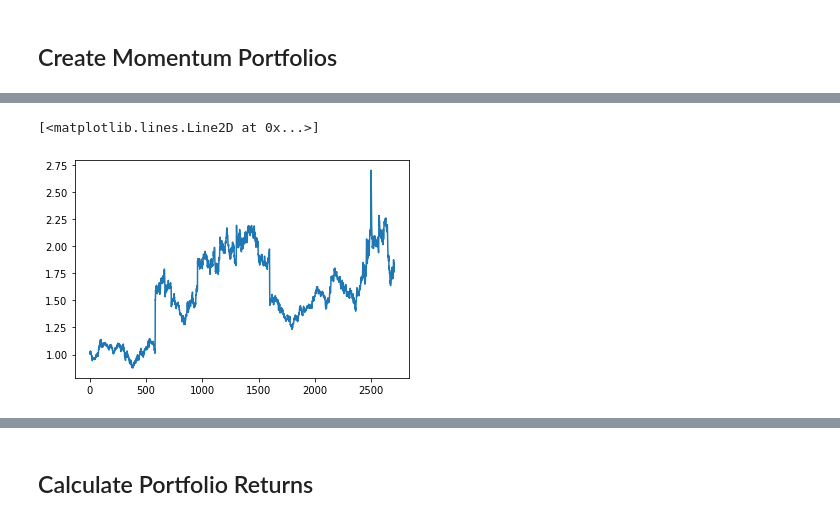
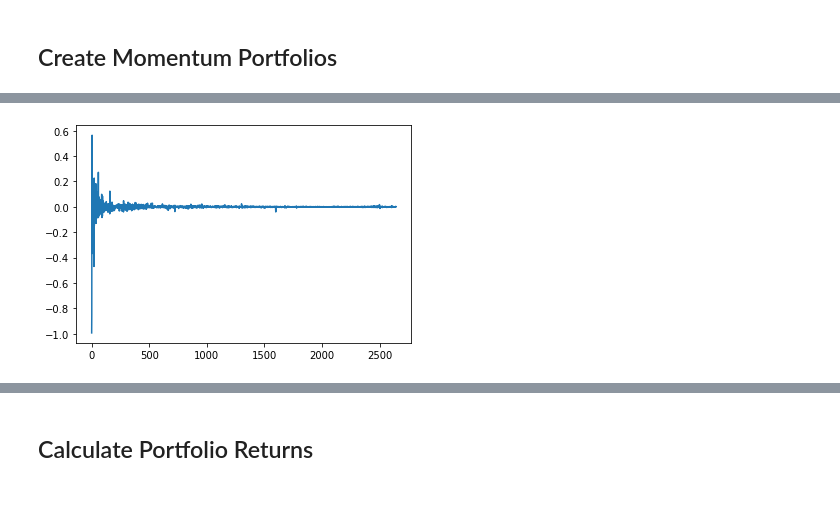
Before and after one commit to sidthak196/ESG_Momentum_Strategy, a Jupyter notebook: esg_data.ipynb, the cells around one changed output, grey strips where cells are left out. Drawn from its saved outputs; the diff is of its cells as text; code cells hidden in the pictures.

```diff
--- a/esg_data.ipynb
+++ b/esg_data.ipynb
@@ -101,17 +140,23 @@ Dates = Dates[Dates>=Observation_start_date]
 for per_st in Obs_per_st_dates[1:]:
     Obs_per_date_ranges.append(Dates[Dates<=per_st].tolist())
     Dates = Dates[Dates>per_st]
+Obs_per_date_ranges.pop()
+
 
 toggle = 0
 for port in [port_stks_high_esg,port_stks_low_esg]:
     for rng in Obs_per_date_ranges:
+        # print(len(rng))
         year = rng[0].year
         if rng[0].month<3 and year > 2010:
             year = year -1
         tc_dict={}
         for tc in port[year]:
             c = tc.replace(' US Equity','')
-            ret = Stock_returns[c][rng]
+            try:
+                ret = Stock_returns[c][rng]
+            except:
+                ret = [0]*len(rng)
             ret = [1+i for i in ret]
             tc_dict[c] = np.prod(ret)
         #get the 10 highest/lowest return tciekrs and add to buy/sell portfolio
@@ -129,7 +174,8 @@ for port in [port_stks_high_esg,port_stks_low_esg]:
 Scalar = 1/(2*Mom_Port_length)
 Mom_HESG_Returns = []
 Mom_LESG_Returns = []
-Dates_index  = [i for j in Obs_per_date_ranges for i in j]
+Dates_index  = [i for j in Obs_per_date_ranges[1:] for i in j]
+
 
 #HIGH ESG PORTFOLIO
 for i in range(1,len(Obs_per_date_ranges)):
@@ -137,8 +183,14 @@ for i in range(1,len(Obs_per_date_ranges)):
     for tc in range(Mom_Port_length):
         for k in range(len(Obs_per_date_ranges[i])):
             # print(Stock_returns[Mom_HESG_Buy_portfolio[i][tc]][Obs_per_date_ranges[i][k]], i, k , tc)
-            temp_high_rets= Stock_returns[Mom_HESG_Buy_portfolio[i-1][tc]][Obs_per_date_ranges[i][k]]
-            temp_low_rets= Stock_returns[Mom_HESG_Sell_portfolio[i-1][tc]][Obs_per_date_ranges[i][k]]
+            try:
+                temp_high_rets= Stock_returns[Mom_HESG_Buy_portfolio[i-1][tc]][Obs_per_date_ranges[i][k]]
+            except:
+                temp_high_rets=0
+            try:
+                temp_low_rets= Stock_returns[Mom_HESG_Sell_portfolio[i-1][tc]][Obs_per_date_ranges[i][k]]
+            except:
+                temp_low_rets =0
             temp[k] = temp[k] + ((temp_low_rets-temp_high_rets)*Scalar)
     Mom_HESG_Returns.append(temp)
 Mom_HESG_Returns = [Mom_HESG_Returns[i][j] for i in range(len(Mom_HESG_Returns)) for j in range(len(Mom_HESG_Returns[i]))]
@@ -150,10 +202,17 @@ for i in range(1,len(Obs_per_date_ranges)):
     for tc in range(Mom_Port_length):
         for k in range(len(Obs_per_date_ranges[i])):
             # print(Stock_returns[Mom_HESG_Buy_portfolio[i][tc]][Obs_per_date_ranges[i][k]], i, k , tc)
-            temp_high_rets= Stock_returns[Mom_LESG_Buy_portfolio[i-1][tc]][Obs_per_date_ranges[i][k]]
-            temp_low_rets= Stock_returns[Mom_LESG_Sell_portfolio[i-1][tc]][Obs_per_date_ranges[i][k]]
+            try:
+                temp_high_rets= Stock_returns[Mom_LESG_Buy_portfolio[i-1][tc]][Obs_per_date_ranges[i][k]]
+            except:
+                temp_high_rets = 0
+            try:
+                temp_low_rets= Stock_returns[Mom_LESG_Sell_portfolio[i-1][tc]][Obs_per_date_ranges[i][k]]
+            except:
+                temp_low_rets=0
             temp[k] = temp[k] + ((temp_low_rets-temp_high_rets)*Scalar)
     Mom_LESG_Returns.append(temp)
 Mom_LESG_Returns = [Mom_LESG_Returns[i][j] for i in range(len(Mom_LESG_Returns)) for j in range(len(Mom_LESG_Returns[i]))]
 
 Mom_Returns = pd.DataFrame(list(zip(Mom_HESG_Returns,Mom_LESG_Returns)),columns=['HIGHESG','LOWESG'],index=Dates_index)
+# Mom_Returns.to_csv("Momentum_Returns.csv")
@@ -160,11 +246,6 @@ Mom_Returns = pd.DataFrame(list(zip(Mom_HESG_Returns,Mom_LESG_Returns)),columns=
 # %%
-t = [1+i for i in Mom_HESG_Returns]
-t = np.cumprod(t)
-plt.plot(t)
-
-s = [1+i for i in Mom_HESG_Returns]
-s = np.cumprod(t)
-plt.plot(t)
+t = [((1+Mom_HESG_Returns[i])**(365/max(1,i))-1) for i in range(len(Mom_HESG_Returns))]
+plt.plot(t[1:])
+plt.show()
 # %% [output]
-[<matplotlib.lines.Line2D at 0x...>]
-[figure, old version]
+[figure, new version]
```
Also changed, not shown: parts of 18 cells of this notebook.
